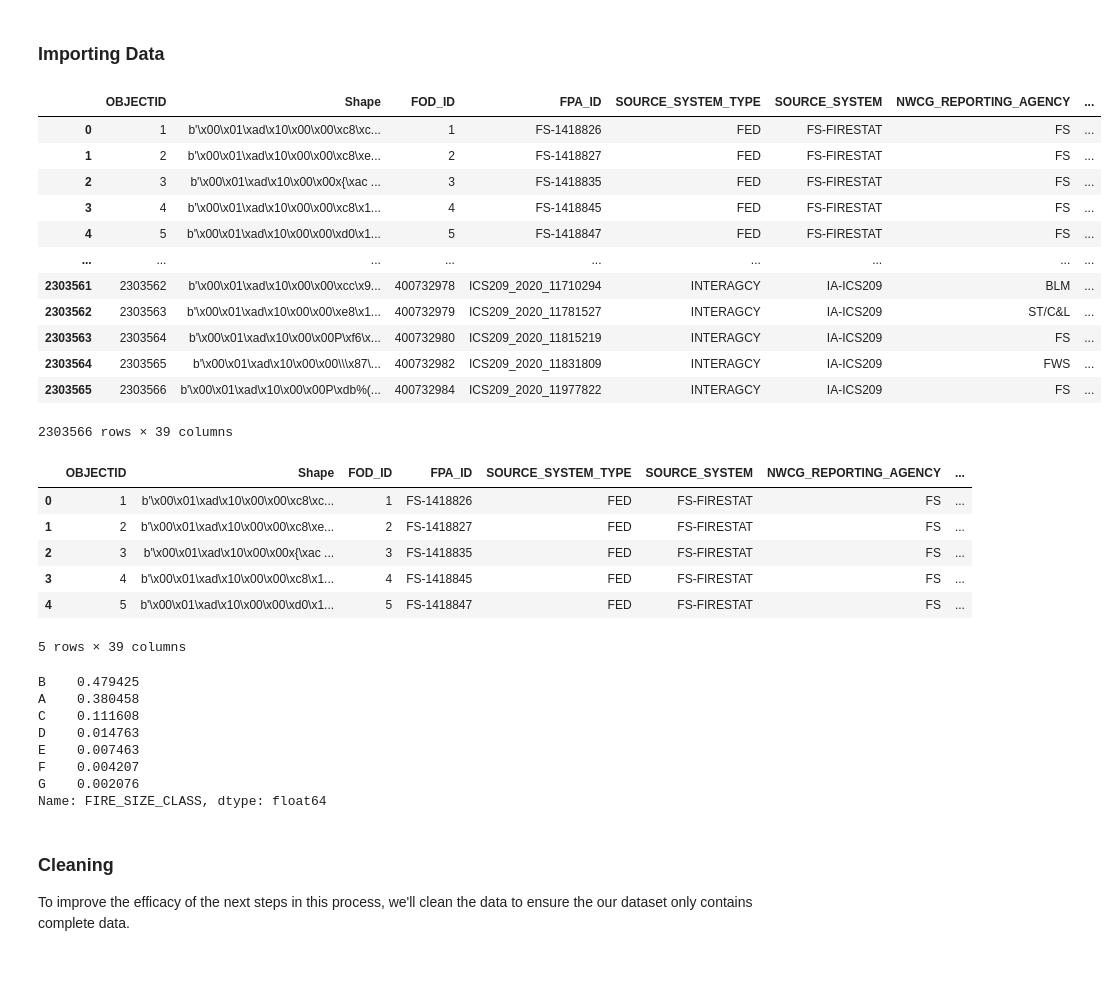
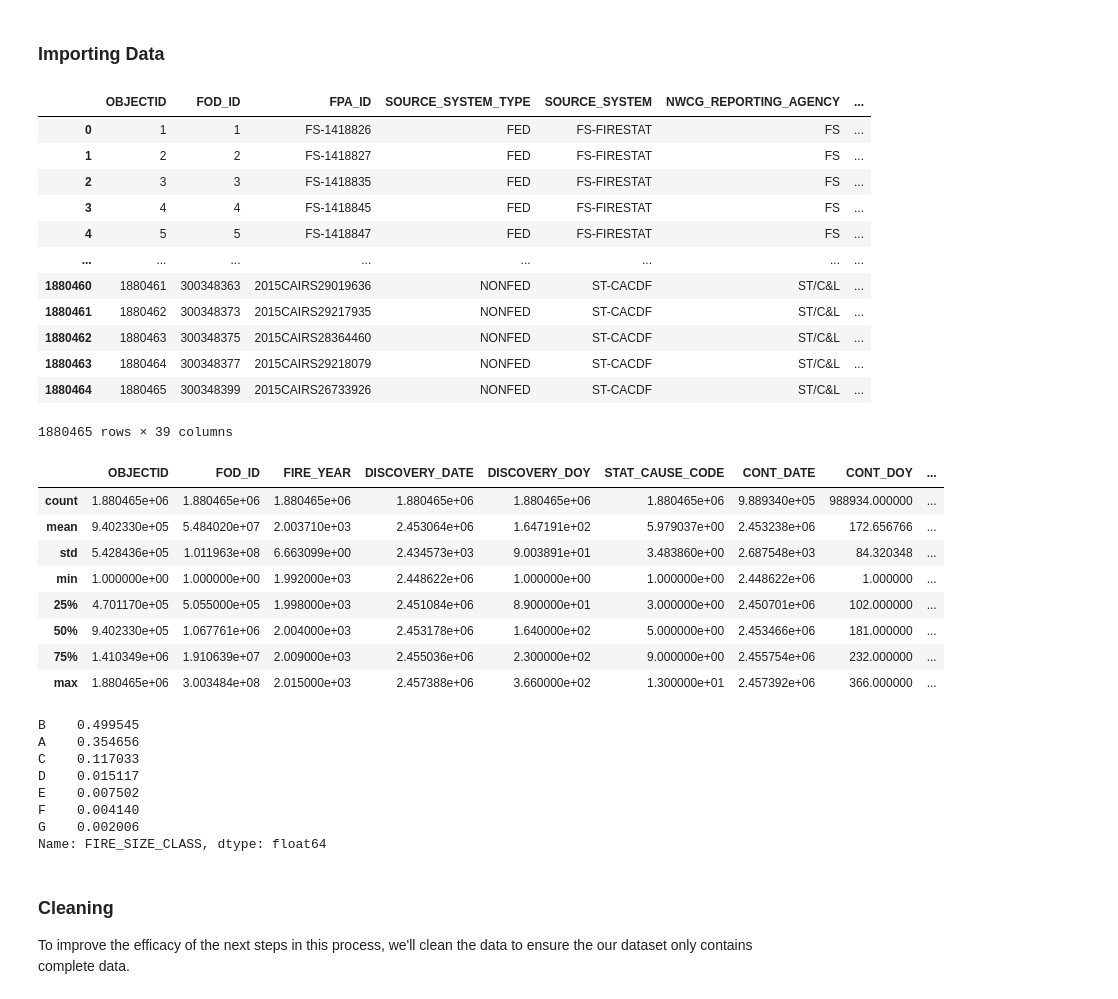
Before and after one commit to smileshey/CA-Wildfires-NN, a Jupyter notebook: 02_EDA.ipynb, the cells around one changed output. Drawn from its saved outputs; the diff is of its cells as text; code cells hidden in the pictures; blank space fills up the shorter version.

```diff
--- a/02_EDA.ipynb
+++ b/02_EDA.ipynb
@@ -10,20 +11,21 @@ import time
 # %% [markdown]
 ### Importing Data
+# %%
+cnx = sqlite3.connect('datasets/FPA_FOD_20170508.sqlite')
 # %%
-data = pd.read_csv('datasets/data.csv')
-df= pd.DataFrame(data)
+df = pd.read_sql_query("SELECT * FROM 'Fires'", cnx)
 df
 # %% [output]
-|  | OBJECTID | Shape | FOD_ID | FPA_ID | SOURCE_SYSTEM_TYPE | SOURCE_SYSTEM | NWCG_REPORTING_AGENCY | ... |
-| 0 | 1 | b'\x00\x01\xad\x10\x00\x00\xc8\xc... | 1 | FS-1418826 | FED | FS-FIRESTAT | FS | ... |
-| 1 | 2 | b'\x00\x01\xad\x10\x00\x00\xc8\xe... | 2 | FS-1418827 | FED | FS-FIRESTAT | FS | ... |
-| 2 | 3 | b'\x00\x01\xad\x10\x00\x00x{\xac ... | 3 | FS-1418835 | FED | FS-FIRESTAT | FS | ... |
-| 3 | 4 | b'\x00\x01\xad\x10\x00\x00\xc8\x1... | 4 | FS-1418845 | FED | FS-FIRESTAT | FS | ... |
-| 4 | 5 | b'\x00\x01\xad\x10\x00\x00\xd0\x1... | 5 | FS-1418847 | FED | FS-FIRESTAT | FS | ... |
-| ... | ... | ... | ... | ... | ... | ... | ... | ... |
-| 2303561 | 2303562 | b'\x00\x01\xad\x10\x00\x00\xcc\x9... | 400732978 | ICS209_2020_11710294 | INTERAGCY | IA-ICS209 | BLM | ... |
-| 2303562 | 2303563 | b'\x00\x01\xad\x10\x00\x00\xe8\x1... | 400732979 | ICS209_2020_11781527 | INTERAGCY | IA-ICS209 | ST/C&L | ... |
-| 2303563 | 2303564 | b'\x00\x01\xad\x10\x00\x00P\xf6\x... | 400732980 | ICS209_2020_11815219 | INTERAGCY | IA-ICS209 | FS | ... |
-| 2303564 | 2303565 | b'\x00\x01\xad\x10\x00\x00\\\x87\... | 400732982 | ICS209_2020_11831809 | INTERAGCY | IA-ICS209 | FWS | ... |
-| 2303565 | 2303566 | b'\x00\x01\xad\x10\x00\x00P\xdb%(... | 400732984 | ICS209_2020_11977822 | INTERAGCY | IA-ICS209 | FS | ... |
+|  | OBJECTID | FOD_ID | FPA_ID | SOURCE_SYSTEM_TYPE | SOURCE_SYSTEM | NWCG_REPORTING_AGENCY | ... |
+| 0 | 1 | 1 | FS-1418826 | FED | FS-FIRESTAT | FS | ... |
+| 1 | 2 | 2 | FS-1418827 | FED | FS-FIRESTAT | FS | ... |
+| 2 | 3 | 3 | FS-1418835 | FED | FS-FIRESTAT | FS | ... |
+| 3 | 4 | 4 | FS-1418845 | FED | FS-FIRESTAT | FS | ... |
+| 4 | 5 | 5 | FS-1418847 | FED | FS-FIRESTAT | FS | ... |
+| ... | ... | ... | ... | ... | ... | ... | ... |
+| 1880460 | 1880461 | 300348363 | 2015CAIRS29019636 | NONFED | ST-CACDF | ST/C&L | ... |
+| 1880461 | 1880462 | 300348373 | 2015CAIRS29217935 | NONFED | ST-CACDF | ST/C&L | ... |
+| 1880462 | 1880463 | 300348375 | 2015CAIRS28364460 | NONFED | ST-CACDF | ST/C&L | ... |
+| 1880463 | 1880464 | 300348377 | 2015CAIRS29218079 | NONFED | ST-CACDF | ST/C&L | ... |
+| 1880464 | 1880465 | 300348399 | 2015CAIRS26733926 | NONFED | ST-CACDF | ST/C&L | ... |
-2303566 rows × 39 columns
+1880465 rows × 39 columns
@@ -30,25 +34,28 @@ df
 # %%
 df.head(5)
+df.describe()
 # %% [output]
-|  | OBJECTID | Shape | FOD_ID | FPA_ID | SOURCE_SYSTEM_TYPE | SOURCE_SYSTEM | NWCG_REPORTING_AGENCY | ... |
-| 0 | 1 | b'\x00\x01\xad\x10\x00\x00\xc8\xc... | 1 | FS-1418826 | FED | FS-FIRESTAT | FS | ... |
-| 1 | 2 | b'\x00\x01\xad\x10\x00\x00\xc8\xe... | 2 | FS-1418827 | FED | FS-FIRESTAT | FS | ... |
-| 2 | 3 | b'\x00\x01\xad\x10\x00\x00x{\xac ... | 3 | FS-1418835 | FED | FS-FIRESTAT | FS | ... |
-| 3 | 4 | b'\x00\x01\xad\x10\x00\x00\xc8\x1... | 4 | FS-1418845 | FED | FS-FIRESTAT | FS | ... |
-| 4 | 5 | b'\x00\x01\xad\x10\x00\x00\xd0\x1... | 5 | FS-1418847 | FED | FS-FIRESTAT | FS | ... |
+|  | OBJECTID | FOD_ID | FIRE_YEAR | DISCOVERY_DATE | DISCOVERY_DOY | STAT_CAUSE_CODE | CONT_DATE | CONT_DOY | ... |
+| count | 1.880465e+06 | 1.880465e+06 | 1.880465e+06 | 1.880465e+06 | 1.880465e+06 | 1.880465e+06 | 9.889340e+05 | 988934.000000 | ... |
+| mean | 9.402330e+05 | 5.484020e+07 | 2.003710e+03 | 2.453064e+06 | 1.647191e+02 | 5.979037e+00 | 2.453238e+06 | 172.656766 | ... |
+| std | 5.428436e+05 | 1.011963e+08 | 6.663099e+00 | 2.434573e+03 | 9.003891e+01 | 3.483860e+00 | 2.687548e+03 | 84.320348 | ... |
+| min | 1.000000e+00 | 1.000000e+00 | 1.992000e+03 | 2.448622e+06 | 1.000000e+00 | 1.000000e+00 | 2.448622e+06 | 1.000000 | ... |
+| 25% | 4.701170e+05 | 5.055000e+05 | 1.998000e+03 | 2.451084e+06 | 8.900000e+01 | 3.000000e+00 | 2.450701e+06 | 102.000000 | ... |
+| 50% | 9.402330e+05 | 1.067761e+06 | 2.004000e+03 | 2.453178e+06 | 1.640000e+02 | 5.000000e+00 | 2.453466e+06 | 181.000000 | ... |
+| 75% | 1.410349e+06 | 1.910639e+07 | 2.009000e+03 | 2.455036e+06 | 2.300000e+02 | 9.000000e+00 | 2.455754e+06 | 232.000000 | ... |
+| max | 1.880465e+06 | 3.003484e+08 | 2.015000e+03 | 2.457388e+06 | 3.660000e+02 | 1.300000e+01 | 2.457392e+06 | 366.000000 | ... |
-5 rows × 39 columns
 # %%
 df.shape
 
 df['FIRE_SIZE_CLASS'].value_counts(normalize = True)
 # %% [output]
-B    0.479425
-A    0.380458
-C    0.111608
-D    0.014763
-E    0.007463
-F    0.004207
-G    0.002076
+B    0.499545
+A    0.354656
+C    0.117033
+D    0.015117
+E    0.007502
+F    0.004140
+G    0.002006
 Name: FIRE_SIZE_CLASS, dtype: float64
 # %% [markdown]
 ### Cleaning
```
Also changed, not shown: parts of 33 cells of this notebook, 6 other files.
